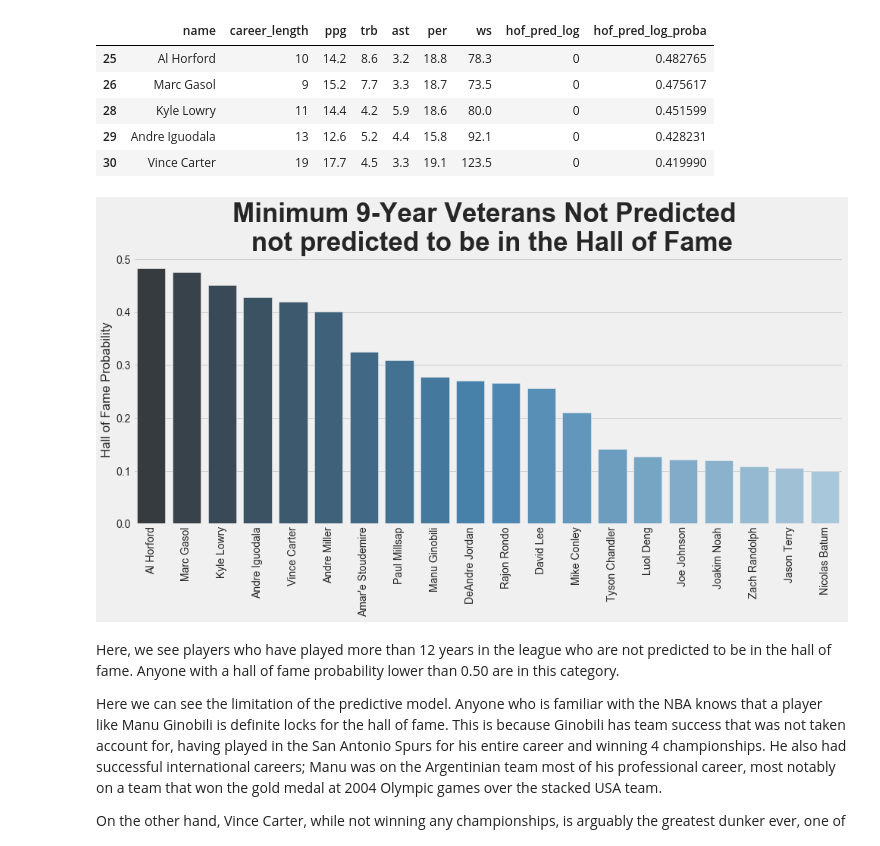
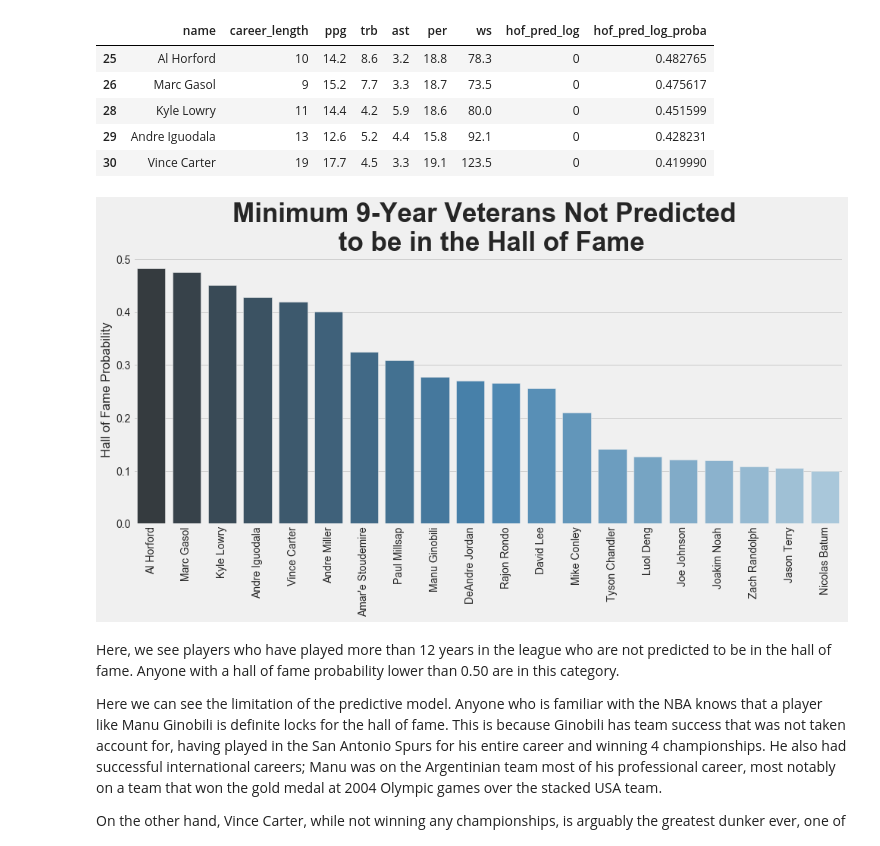
Before and after one commit to ymericson/NBA-player-info, a Jupyter notebook: NBA Hall of Fame - ML.ipynb, the cells around one changed output. Saved outputs shown, nothing was run; the diff lists cells and outputs as text; code cells hidden in the pictures.

```diff
--- a/NBA Hall of Fame - ML.ipynb
+++ b/NBA Hall of Fame - ML.ipynb
@@ -568,0 +572,17 @@ hof_not_eligible.sort_values(['ppg', 'hof_pred_log_proba'], ascending=[False, Fa
+# %%
+young_players = hof_not_eligible[hof_not_eligible['career_length'] <= 4]
+
+plt.style.use('fivethirtyeight')
+
+plt.figure(figsize=(14,8))
+
+#plt.figure(figsize=(16,12))
+
+ax = sns.barplot(x='name', y='hof_pred_log_proba', data=young_players[:20], palette="Blues_d")
+plt.title('Hall of Fame Probability for \n Players with Fewer than 3 Seasons Played', fontsize=35, fontweight='bold')
+ax.set_xticklabels(young_players['name'],rotation=90)
+ax.set(xlabel='', ylabel='Hall of Fame Probability')
+
+plt.tight_layout()
+
+plt.savefig('all-graphs/hof_young_pred.png')
@@ -584,20 +608,20 @@ veterans.head()
 # %%
 plt.style.use('fivethirtyeight')
 
 plt.figure(figsize=(14,8))
 
 #plt.figure(figsize=(16,12))
 
 ax = sns.barplot(x='name', y='hof_pred_log_proba', data=veterans[:20], palette="Blues_d")
-plt.title('Minimum 9-Year Veterans Not Predicted \n not predicted to be in the Hall of Fame', fontsize=35, fontweight='bold')
+plt.title('Minimum 9-Year Veterans Not Predicted \n to be in the Hall of Fame', fontsize=35, fontweight='bold')
 ax.set_xticklabels(veterans['name'],rotation=90)
 ax.set(xlabel='', ylabel='Hall of Fame Probability')
 
 plt.tight_layout()
 
-plt.savefig('all-graphs/not_hof_pred.png')
+plt.savefig('all-graphs/hof_veteran_not_hof.png')
 # %% [output]
-[figure, old version]
+[figure, new version]
 # %% [markdown]
 Here, we see players who have played more than 12 years in the league who are not predicted to be in the hall of fame. Anyone with a hall of fame probability lower than 0.50 are in this category.
 
```
Also changed, not shown: parts of 4 cells of this notebook, 3 other files.
